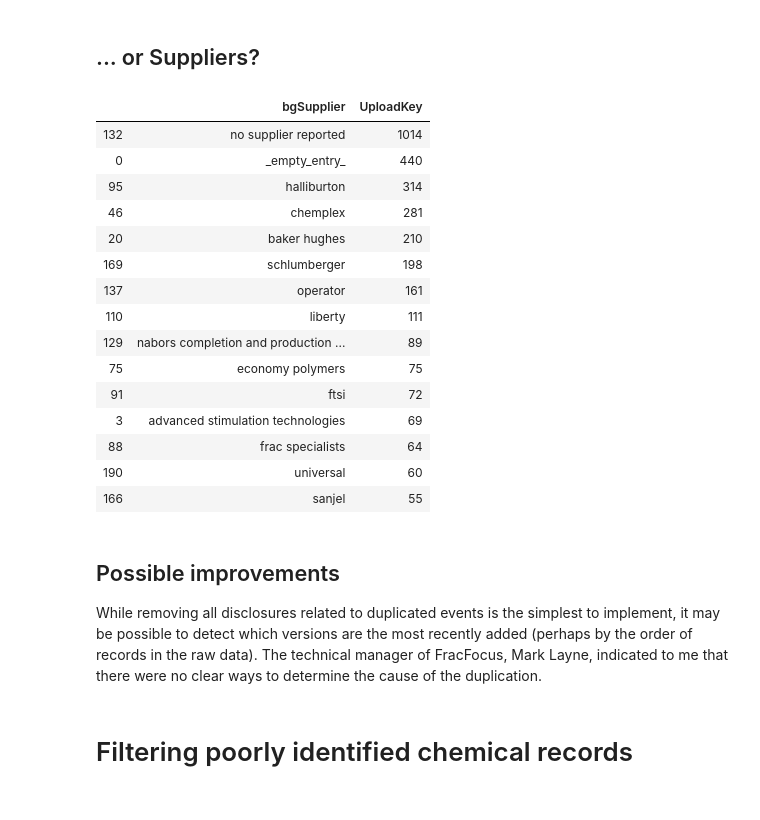
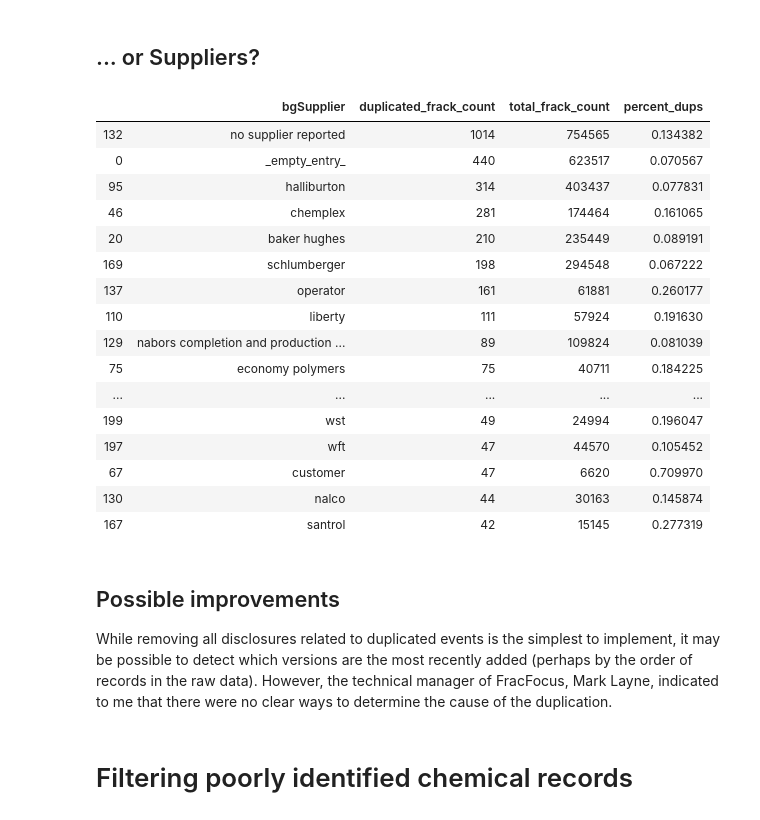
Before and after one commit to gwallison/FF-POC, a Jupyter notebook: Filtering_costs.ipynb, the cells around one changed output. Cells and saved outputs as stored; diff of their text form; code cells hidden in the pictures.

```diff
--- a/Filtering_costs.ipynb
+++ b/Filtering_costs.ipynb
@@ -121,27 +127,34 @@ gb[gb.dup_event].groupby('bgOperatorName',as_index=False)['UploadKey'].count().s
 # %% [markdown]
 ## ...  or Suppliers?
-# %%
-gb[gb.dup_event].groupby('bgSupplier',as_index=False)['UploadKey'].count().sort_values('UploadKey',ascending=False).head(15)
-# %% [output]
-|  | bgSupplier | UploadKey |
-| 132 | no supplier reported | 1014 |
-| 0 | _empty_entry_ | 440 |
-| 95 | halliburton | 314 |
-| 46 | chemplex | 281 |
-| 20 | baker hughes | 210 |
-| 169 | schlumberger | 198 |
-| 137 | operator | 161 |
-| 110 | liberty | 111 |
-| 129 | nabors completion and production ... | 89 |
-| 75 | economy polymers | 75 |
-| 91 | ftsi | 72 |
-| 3 | advanced stimulation technologies | 69 |
-| 88 | frac specialists | 64 |
-| 190 | universal | 60 |
-| 166 | sanjel | 55 |
+# %%
+opNum = df.groupby('bgSupplier',as_index=False)['UploadKey'].count()
+opNum.columns = ['bgSupplier','total_frack_count']
+gb2 = gb[gb.dup_event].groupby('bgSupplier',as_index=False)['UploadKey'].count()
+gb2.columns = ['bgSupplier','duplicated_frack_count']
+gb2 = pd.merge(gb2,opNum,on='bgSupplier',how='left')
+gb2['percent_dups'] = gb2.duplicated_frack_count/gb2.total_frack_count *100
+gb2.sort_values('duplicated_frack_count',ascending=False).head(20)
+# %% [output]
+|  | bgSupplier | duplicated_frack_count | total_frack_count | percent_dups |
+| 132 | no supplier reported | 1014 | 754565 | 0.134382 |
+| 0 | _empty_entry_ | 440 | 623517 | 0.070567 |
+| 95 | halliburton | 314 | 403437 | 0.077831 |
+| 46 | chemplex | 281 | 174464 | 0.161065 |
+| 20 | baker hughes | 210 | 235449 | 0.089191 |
+| 169 | schlumberger | 198 | 294548 | 0.067222 |
+| 137 | operator | 161 | 61881 | 0.260177 |
+| 110 | liberty | 111 | 57924 | 0.191630 |
+| 129 | nabors completion and production ... | 89 | 109824 | 0.081039 |
+| 75 | economy polymers | 75 | 40711 | 0.184225 |
+| ... | ... | ... | ... | ... |
+| 199 | wst | 49 | 24994 | 0.196047 |
+| 197 | wft | 47 | 44570 | 0.105452 |
+| 67 | customer | 47 | 6620 | 0.709970 |
+| 130 | nalco | 44 | 30163 | 0.145874 |
+| 167 | santrol | 42 | 15145 | 0.277319 |
 # %% [markdown]
 ## Possible improvements
-While removing all disclosures related to duplicated events is the simplest to implement, it may be possible to detect which versions are the most recently added (perhaps by the order of records in the raw data).  The technical manager of FracFocus, Mark Layne, indicated to me that there were no clear ways to determine the cause of the duplication.
+While removing all disclosures related to duplicated events is the simplest to implement, it may be possible to detect which versions are the most recently added (perhaps by the order of records in the raw data).  However, the technical manager of FracFocus, Mark Layne, indicated to me that there were no clear ways to determine the cause of the duplication.
 # %% [markdown]
 # Filtering poorly identified chemical records
 # %% [markdown]
```
Also changed, not shown: parts of 14 cells of this notebook, 1 other file.
